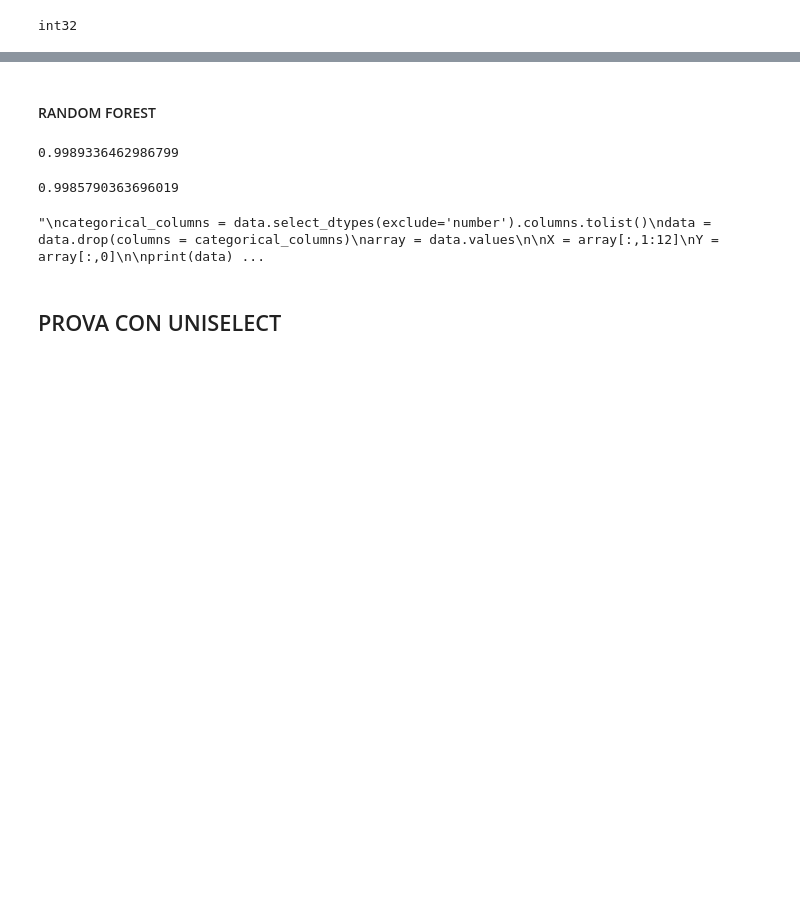
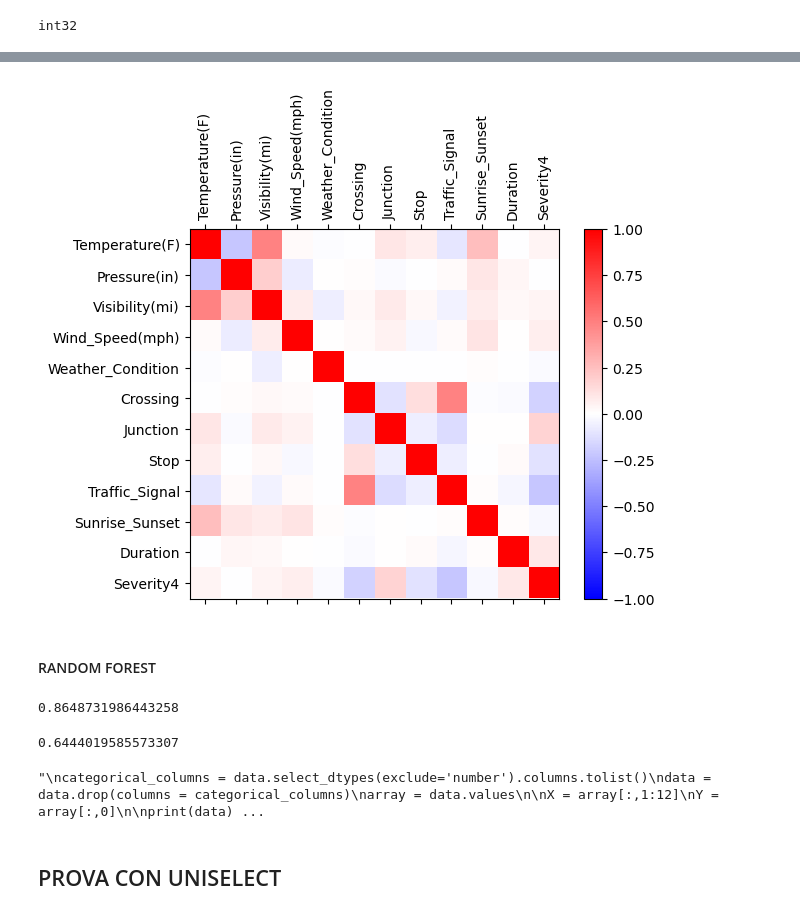
Before and after one commit to Dorivah/Tirocinio, a Jupyter notebook: Features Selection.ipynb, the cells around one changed output, grey strips where cells are left out. Cells and saved outputs as stored; diff of their text form; code cells hidden in the pictures; blank space fills up the shorter version.

```diff
--- a/Features Selection.ipynb
+++ b/Features Selection.ipynb
@@ -587,3 +592,19 @@ pyplot.show()
+# %%
+set_option('display.width', 100)
+correlations = data.corr(method='pearson', numeric_only=True)
+# plot matrice di correlazione
+fig = pyplot.figure()
+ax = fig.add_subplot(111)
+cax = ax.matshow(correlations, vmin=-1, vmax=1, cmap='bwr')
+fig.colorbar(cax)
+ticks = numpy.arange(0,12,1)
+ax.set_xticks(ticks)
+ax.set_yticks(ticks)
+ax.set_xticklabels(data.columns, rotation=90)
+ax.set_yticklabels(data.columns)
+pyplot.show()
+# %% [output]
+[figure, added]
 # %% [markdown]
 #### RANDOM FOREST
 # %%
@@ -591,24 +612,24 @@ from sklearn.ensemble import RandomForestClassifier
 from sklearn.model_selection import KFold
 from sklearn.model_selection import cross_val_score
 array = data.values
-X = array[:,0:13]
-Y = array[:,14]
-num_trees = 100
-max_features = 5
+X = array[:,0:10]
+Y = array[:,11]
+num_trees = 200
+max_features = 10
 kfold = KFold(n_splits=10, shuffle=True, random_state=7)
 model = RandomForestClassifier(n_estimators=num_trees, max_features=max_features)
 results = cross_val_score(model, X, Y, cv=kfold)
 print(results.mean())
 # %% [output]
-0.9989336462986799
+0.8648731986443258
 # %%
 from sklearn.model_selection import KFold
 from sklearn.model_selection import cross_val_score
 from sklearn.ensemble import BaggingClassifier
 from sklearn.tree import DecisionTreeClassifier
 array = data.values
-X = array[:,0:13]
-Y = array[:,14]
+X = array[:,0:10]
+Y = array[:,11]
 seed = 7
 kfold = KFold(n_splits=10, shuffle=True, random_state=seed)
 cart = DecisionTreeClassifier()
@@ -617,7 +638,7 @@ model = BaggingClassifier(base_estimator=cart, n_estimators=num_trees, random_st
 results = cross_val_score(model, X, Y, cv=kfold)
 print(results.mean())
 # %% [output]
-0.9985790363696019
+0.6444019585573307
 # %%
 """
 categorical_columns = data.select_dtypes(exclude='number').columns.tolist()
```
Also changed, not shown: parts of 8 cells of this notebook, 1 other file.
